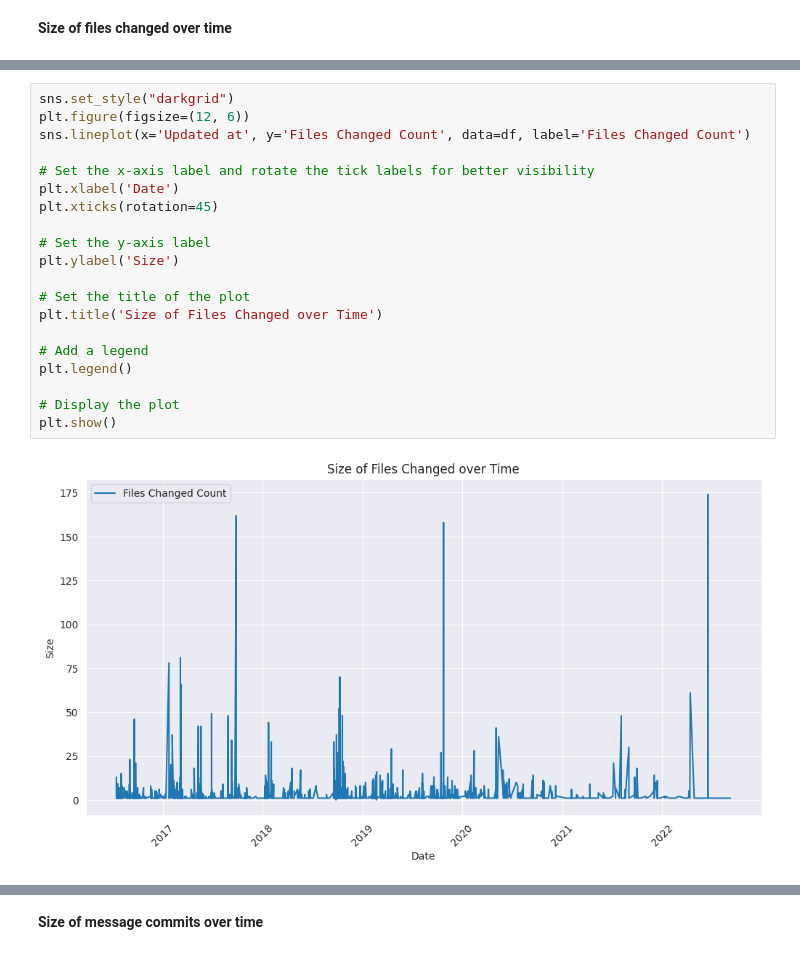
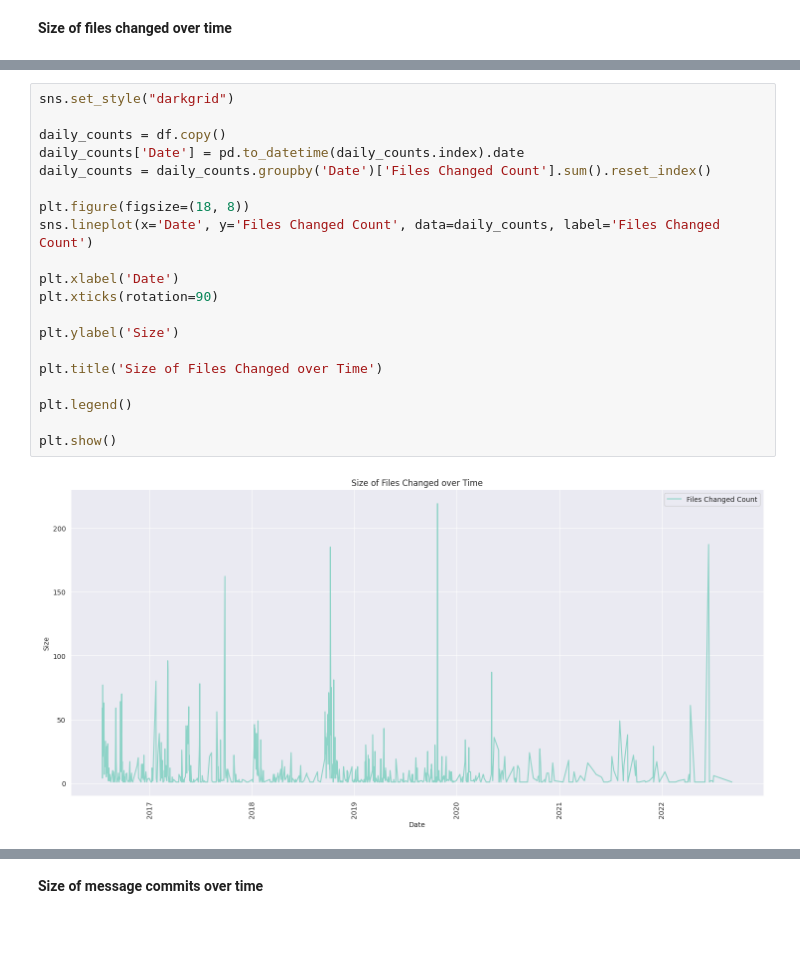
Before and after one commit to VinhPhamAI/Data-Analyst, a Jupyter notebook: Data_Analyst.ipynb, the cells around one changed output, grey strips where cells are left out. Cells and saved outputs as stored; diff of their text form.

```diff
--- a/Data_Analyst.ipynb
+++ b/Data_Analyst.ipynb
@@ -450,22 +512,22 @@ plt.show()
 # %%
 sns.set_style("darkgrid")
-plt.figure(figsize=(12, 6))
-sns.lineplot(x='Updated at', y='Files Changed Count', data=df, label='Files Changed Count')
 
-# Set the x-axis label and rotate the tick labels for better visibility
+daily_counts = df.copy()
+daily_counts['Date'] = pd.to_datetime(daily_counts.index).date
+daily_counts = daily_counts.groupby('Date')['Files Changed Count'].sum().reset_index()
+
+plt.figure(figsize=(18, 8))
+sns.lineplot(x='Date', y='Files Changed Count', data=daily_counts, label='Files Changed Count')
+
 plt.xlabel('Date')
-plt.xticks(rotation=45)
+plt.xticks(rotation=90)
 
-# Set the y-axis label
 plt.ylabel('Size')
 
-# Set the title of the plot
 plt.title('Size of Files Changed over Time')
 
-# Add a legend
 plt.legend()
 
-# Display the plot
 plt.show()
 # %% [output]
-[figure, old version]
+[figure, new version]
```
Also changed, not shown: parts of 12 cells of this notebook.
